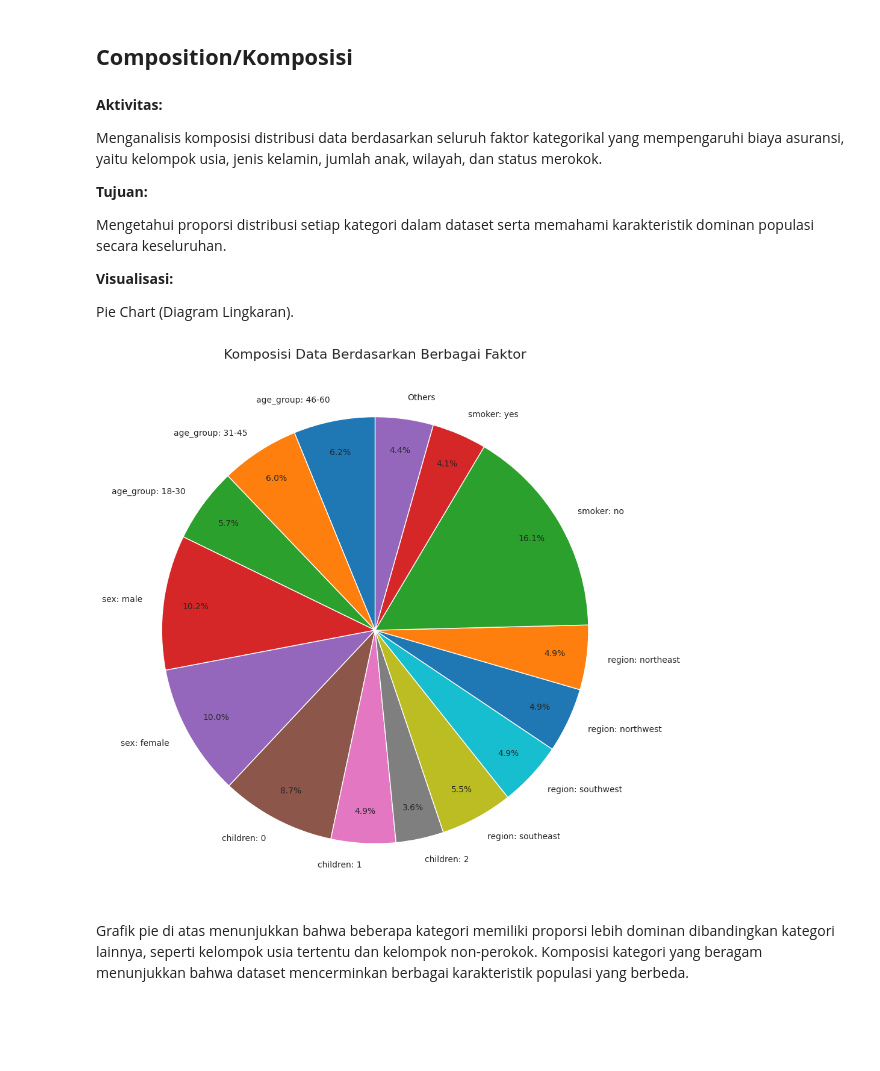
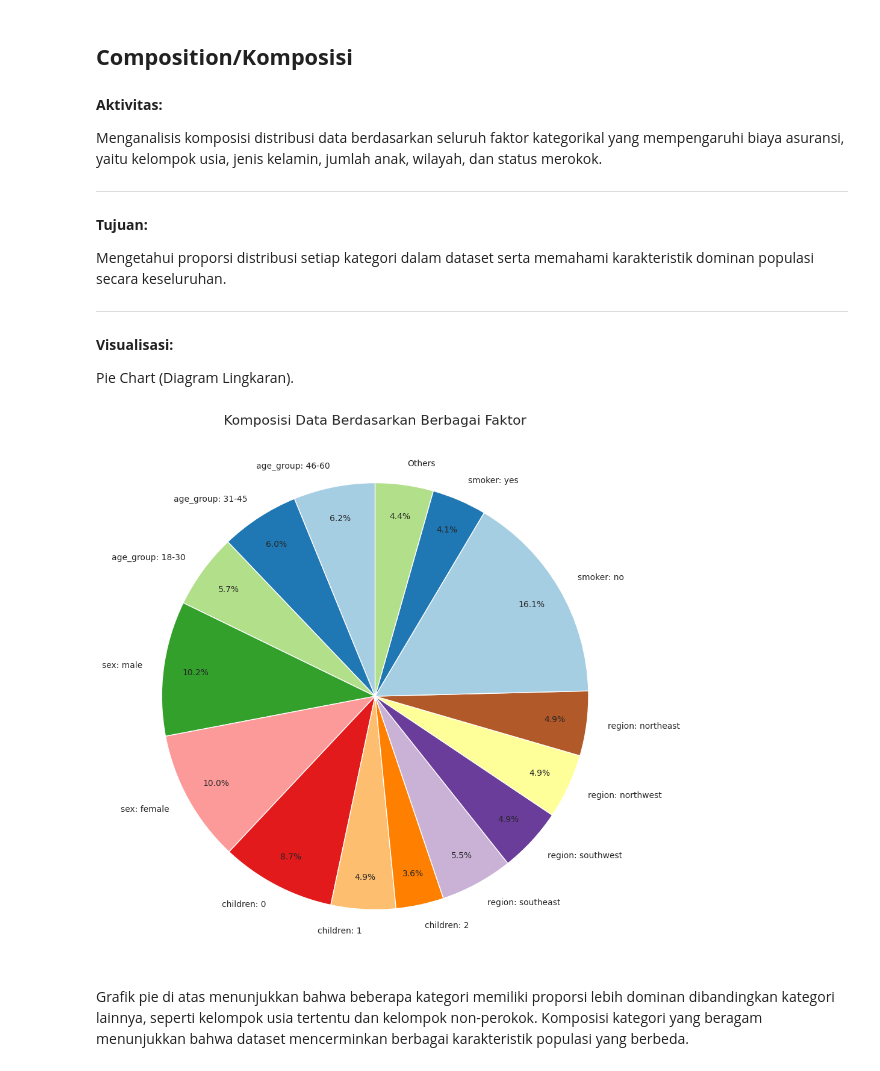
Before and after one commit to nbilaftrnii/CheckPoint-Analitik-Visualisasi-Data, a Jupyter notebook: CheckPoint 2/CheckPoint_2_Nabila_F.ipynb, the cells around one changed output. Saved outputs shown, nothing was run; the diff lists cells and outputs as text; code cells hidden in the pictures; blank space fills up the shorter version.

```diff
--- a/CheckPoint 2/CheckPoint_2_Nabila_F.ipynb
+++ b/CheckPoint 2/CheckPoint_2_Nabila_F.ipynb
@@ -381,26 +383,26 @@ factors = ['age_group', 'sex', 'children', 'region', 'smoker']
 ranking = []
 
 for col in factors:
-    mean_values = df.groupby(col)['charges'].mean()
-    ranking.append({
-        "factor": col.replace("_"," ").title(),
-        "avg_charges": mean_values.max()})
+    mean_values = df.groupby(col, observed=False)['charges'].mean()
 
-ranking_df = pd.DataFrame(ranking).sort_values(by="avg_charges", ascending=True)
+    ranking.append({"factor": col.replace("_"," ").title(),
+                    "avg_charges": mean_values.max()})
+
+ranking_df = pd.DataFrame(ranking).sort_values(by="avg_charges",
+                                               ascending=True)
 
 plt.figure(figsize=(12,7))
 
-bars = sns.barplot(data=ranking_df,
-                   y="factor",
-                   x="avg_charges",
-                   palette="viridis")
+sns.barplot(data=ranking_df,
+            y="factor",
+            x="avg_charges",
+            hue="factor",
+            palette="viridis",
+            legend=False)
 
 plt.title("Ranking Faktor dengan Kontribusi Biaya Asuransi Tertinggi", fontsize=16)
-plt.xlabel("Rata-rata Charges", fontsize=12)
-plt.ylabel("Faktor", fontsize=12)
-
-for i, v in enumerate(ranking_df["avg_charges"]):
-    plt.text(v + 200, i, f"{v:,.0f}", va='center')
+plt.xlabel("Rata-rata Charges")
+plt.ylabel("Faktor")
 
 plt.tight_layout()
 plt.show()
@@ -418,10 +417,14 @@ Hasil perbandingan menunjukkan bahwa status merokok memiliki rata-rata biaya asu
 
 Menganalisis komposisi distribusi data berdasarkan seluruh faktor kategorikal yang mempengaruhi biaya asuransi, yaitu kelompok usia, jenis kelamin, jumlah anak, wilayah, dan status merokok.
 
+---
+
 **Tujuan:**
 
 Mengetahui proporsi distribusi setiap kategori dalam dataset serta memahami karakteristik dominan populasi secara keseluruhan.
 
+---
+
 **Visualisasi:**
 
 Pie Chart (Diagram Lingkaran).
@@ -441,35 +444,35 @@ for col in factors:
     temp['label'] = col + ": " + temp['category'].astype(str)
     composition_list.append(temp)
 
 composition_df = pd.concat(composition_list)
 
 
 threshold = composition_df['count'].sum() * 0.03
 
 small = composition_df[composition_df['count'] < threshold]['count'].sum()
 composition_df = composition_df[composition_df['count'] >= threshold]
 
 if small > 0:
     composition_df = pd.concat([composition_df,
                                 pd.DataFrame({'label':['Others'],
                                               'count':[small]})])
 
 palette = sns.color_palette("tab10", len(composition_df))
 
 plt.figure(figsize=(10,10))
 
 wedges, texts, autotexts = plt.pie(composition_df['count'],
                                    labels=composition_df['label'],
                                    autopct='%1.1f%%',
                                    startangle=90,
-                                   colors=palette,
+                                   colors=plt.cm.Paired.colors,
                                    pctdistance=0.85)
 
 plt.title('Komposisi Data Berdasarkan Berbagai Faktor', fontsize=16)
 plt.tight_layout()
 plt.show()
 # %% [output]
-[figure, old version]
+[figure, new version]
 # %% [markdown]
 Grafik pie di atas menunjukkan bahwa beberapa kategori memiliki proporsi lebih dominan dibandingkan kategori lainnya, seperti kelompok usia tertentu dan kelompok non-perokok. Komposisi kategori yang beragam menunjukkan bahwa dataset mencerminkan berbagai karakteristik populasi yang berbeda.
 # %% [markdown]
```
Also changed, not shown: parts of 7 cells of this notebook.
